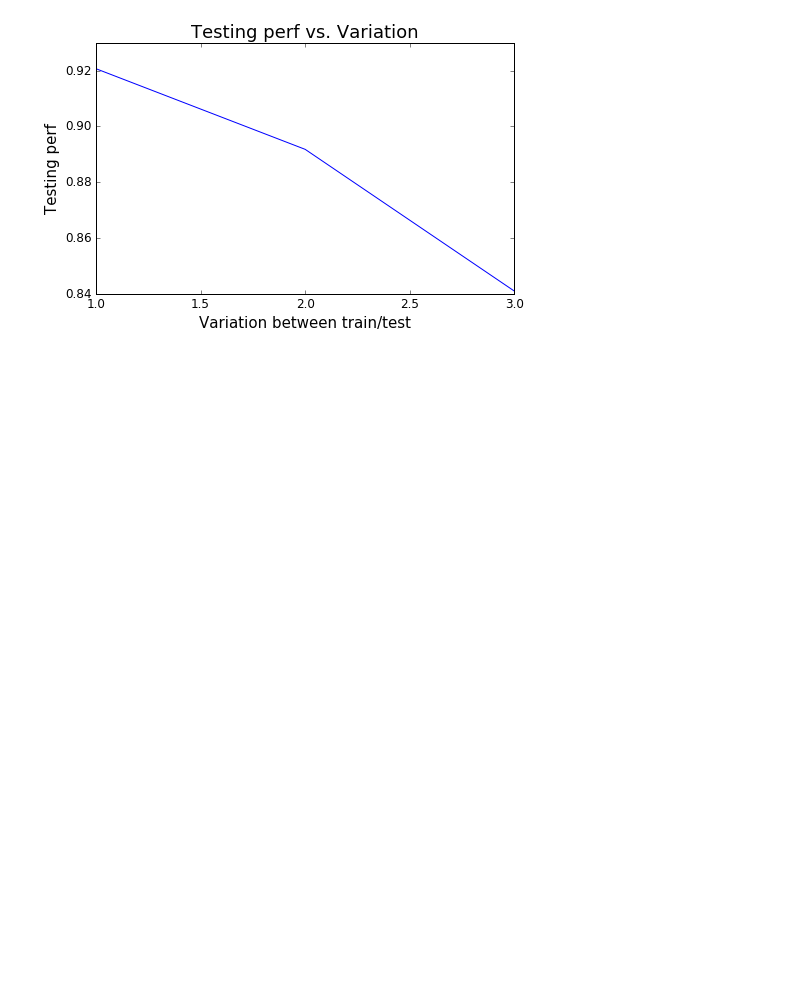
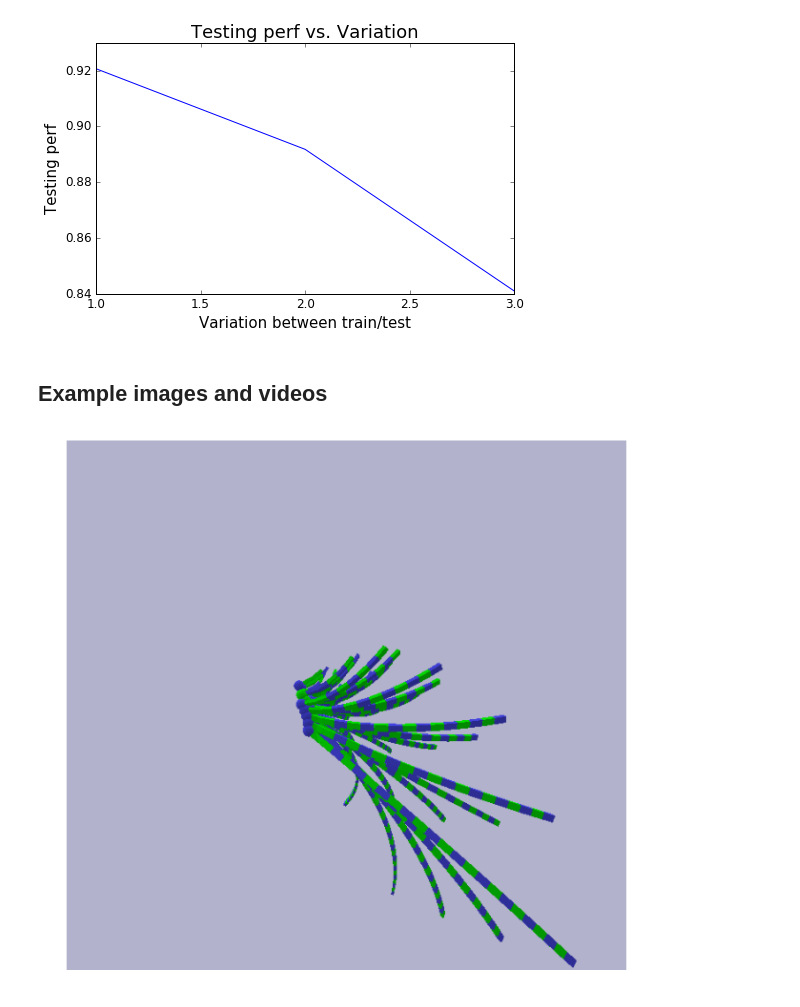
Before and after one commit to neuroailab/barrel, a Jupyter notebook: ipython_note_anlys/dataset_test.ipynb, the cells around one changed output. Cells and saved outputs as stored; diff of their text form; code cells hidden in the pictures; blank space fills up the shorter version.

Commit message:
Changes for adding examples to ipynb and some fcnvgg16 stuff

```diff
--- a/ipython_note_anlys/dataset_test.ipynb
+++ b/ipython_note_anlys/dataset_test.ipynb
@@ -660,3 +660,5 @@ SVM fitting finished!
 Test data loading finished!
 [figure]
 [figure]
+# %% [markdown]
+## Example images and videos
@@ -662,0 +667,10 @@ Test data loading finished!
+# %%
+def show_image(file_name):
+    img=mpimg.imread(file_name)
+    plt.imshow(img)
+    plt.gcf().set_size_inches(10.5, 10.5)
+    plt.axis('off')
+# %%
+show_image('whisker_array_0.png')
+# %% [output]
+[figure, added]
```
Also changed, not shown: parts of 5 cells of this notebook, 3 other files.
